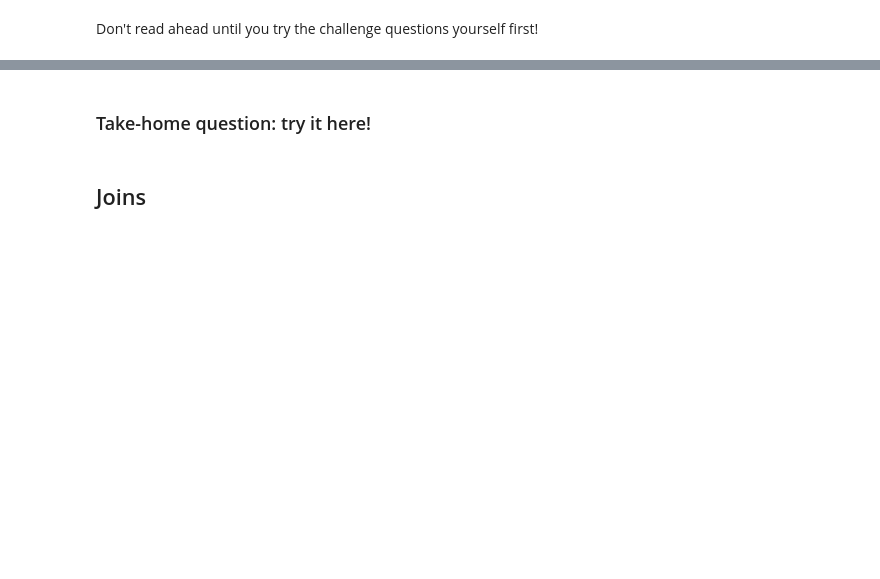
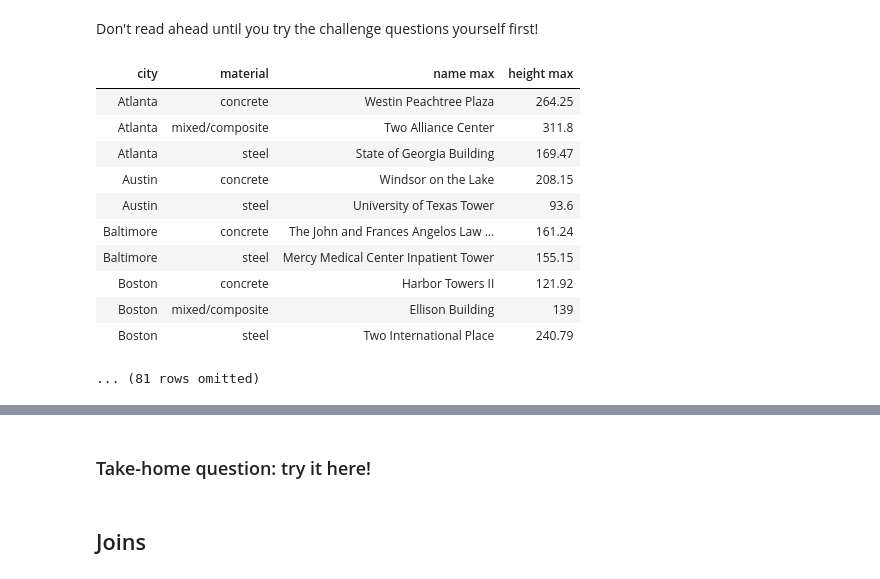
Before and after one commit to ucsb-ds/ds1-w21-content, a Jupyter notebook: lec-notebooks/lec11-live.ipynb, the cells around one changed output, grey strips where cells are left out. Drawn from its saved outputs; the diff is of its cells as text; code cells hidden in the pictures; blank space fills up the shorter version.

```diff
--- a/lec-notebooks/lec11-live.ipynb
+++ b/lec-notebooks/lec11-live.ipynb
@@ -83,4 +210,19 @@ sky.show(3)
 # %% [markdown]
 Don't read ahead until you try the challenge questions yourself first!
 # %%
-sky.select('material', 'city', 'height').group(['city', 'material'], max)
+# 1. For each city, what’s the tallest building for each material?
+
+sky.select('name','material', 'city', 'height').group(['city', 'material'], max)
+# %% [output]
+| city | material | name max | height max |
+| Atlanta | concrete | Westin Peachtree Plaza | 264.25 |
+| Atlanta | mixed/composite | Two Alliance Center | 311.8 |
+| Atlanta | steel | State of Georgia Building | 169.47 |
+| Austin | concrete | Windsor on the Lake | 208.15 |
+| Austin | steel | University of Texas Tower | 93.6 |
+| Baltimore | concrete | The John and Frances Angelos Law ... | 161.24 |
+| Baltimore | steel | Mercy Medical Center Inpatient Tower | 155.15 |
+| Boston | concrete | Harbor Towers II | 121.92 |
+| Boston | mixed/composite | Ellison Building | 139 |
+| Boston | steel | Two International Place | 240.79 |
+... (81 rows omitted)
```
Also changed, not shown: parts of 31 cells of this notebook.
